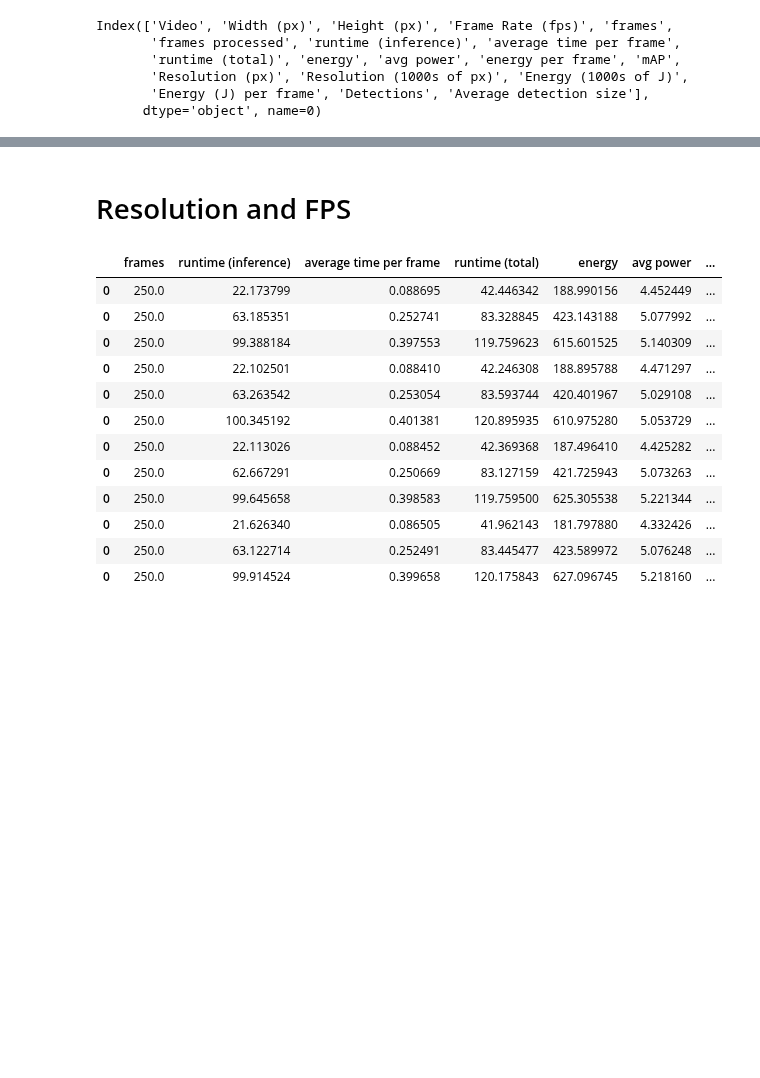
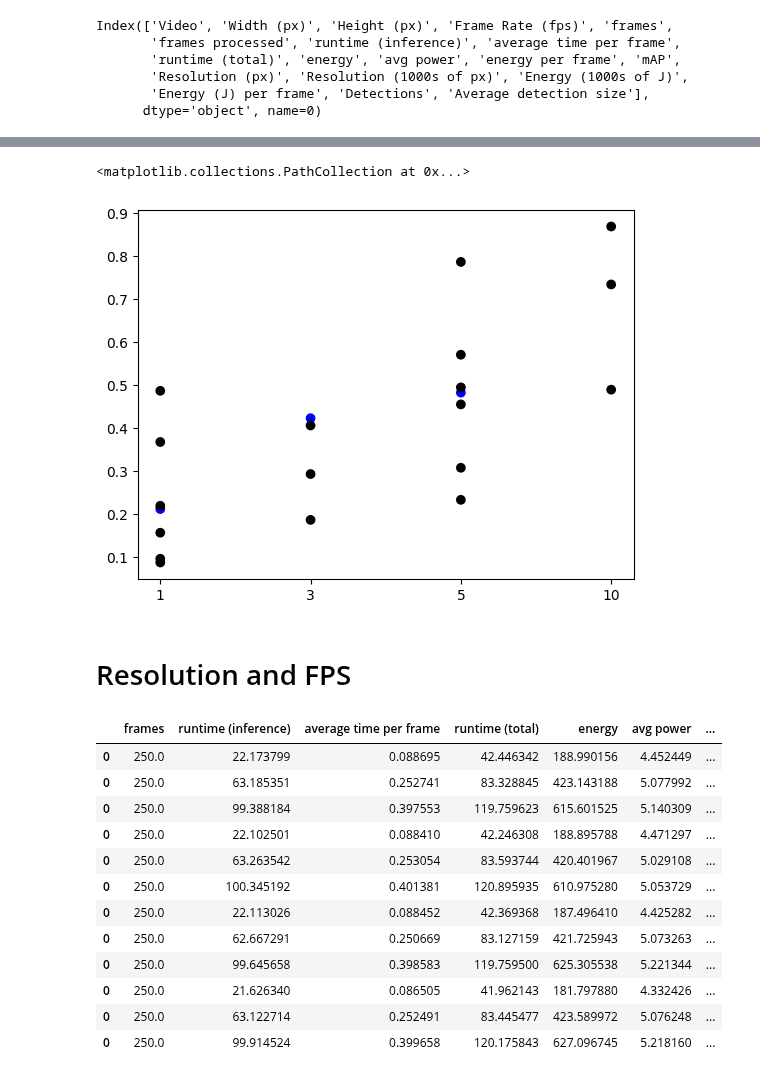
Before and after one commit to adamy03/sysml, a Jupyter notebook: testing/test.ipynb, the cells around one changed output, grey strips where cells are left out. Drawn from its saved outputs; the diff is of its cells as text; code cells hidden in the pictures; blank space fills up the shorter version.

```diff
--- a/testing/test.ipynb
+++ b/testing/test.ipynb
@@ -174,3 +266,16 @@ for idx, row in out.iterrows():
+# %%
+#create scatter plot of assists vs. points
+col = np.where(out['Average detection size  '] < 20000, 'k', np.where(out['Average detection size'] > 20000,'b','r'))
+fig, ax = plt.subplots()
+
+ax.scatter(out['Frame Rate (fps)'], out['mAP'], c=col)
+
+#label each point in scatter plot
+# for idx, row in out.iterrows():
+#     ax.annotate(row['Video'], (row['mAP'], row['framerate']), rotation=45)
+# %% [output]
+<matplotlib.collections.PathCollection at 0x...>
+[figure, added]
 # %% [markdown]
 # Resolution and FPS
 # %%
```
Also changed, not shown: parts of 12 cells of this notebook, 47 other files.
